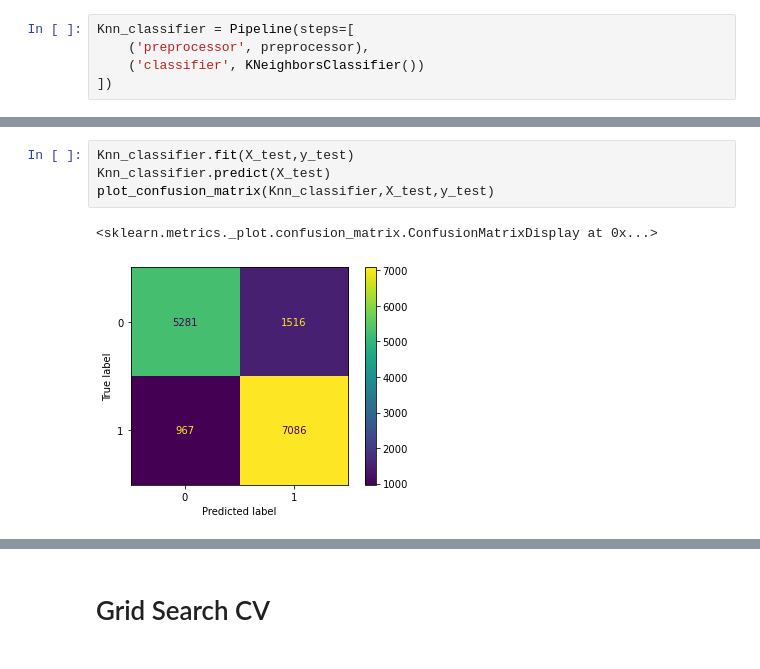
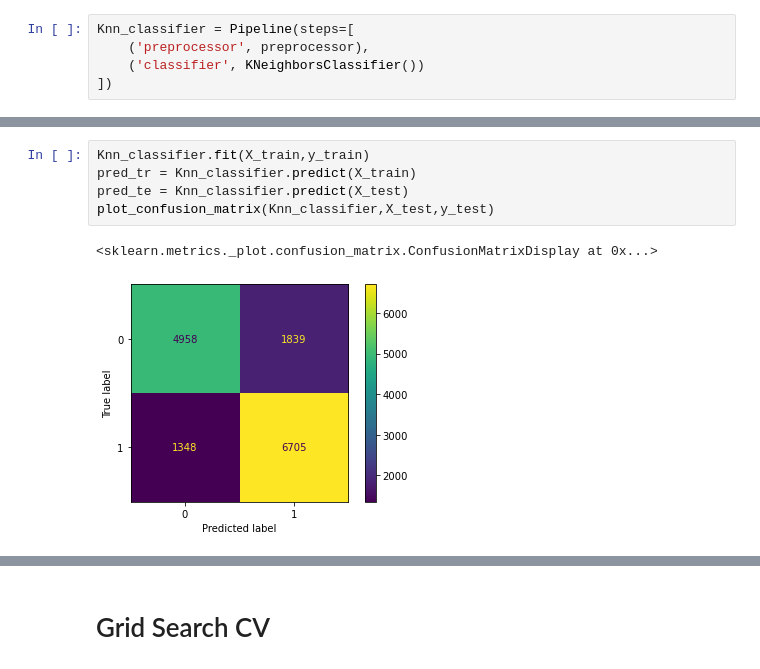
Before and after one commit to ElyLin/WaterWellsProject, a Jupyter notebook: notebooks/Teetee/EDA.ipynb, the cells around one changed output, grey strips where cells are left out. Cells and saved outputs as stored; diff of their text form.

```diff
--- a/notebooks/Teetee/EDA.ipynb
+++ b/notebooks/Teetee/EDA.ipynb
@@ -324,9 +342,10 @@ cross_validate(Knn_classifier, X_train, y_train, return_train_score=True)
  'test_score': array([0.78350168, 0.78282828, 0.78843996, 0.78720539, 0.78069585]),
  'train_score': array([0.85448934, 0.85462963, 0.85339506, 0.85401235, 0.85260943])}
 # %%
-Knn_classifier.fit(X_test,y_test)
-Knn_classifier.predict(X_test)
+Knn_classifier.fit(X_train,y_train)
+pred_tr = Knn_classifier.predict(X_train)
+pred_te = Knn_classifier.predict(X_test)
 plot_confusion_matrix(Knn_classifier,X_test,y_test)
 # %% [output]
 <sklearn.metrics._plot.confusion_matrix.ConfusionMatrixDisplay at 0x...>
-[figure, old version]
+[figure, new version]
```
Also changed, not shown: parts of 26 cells of this notebook.
